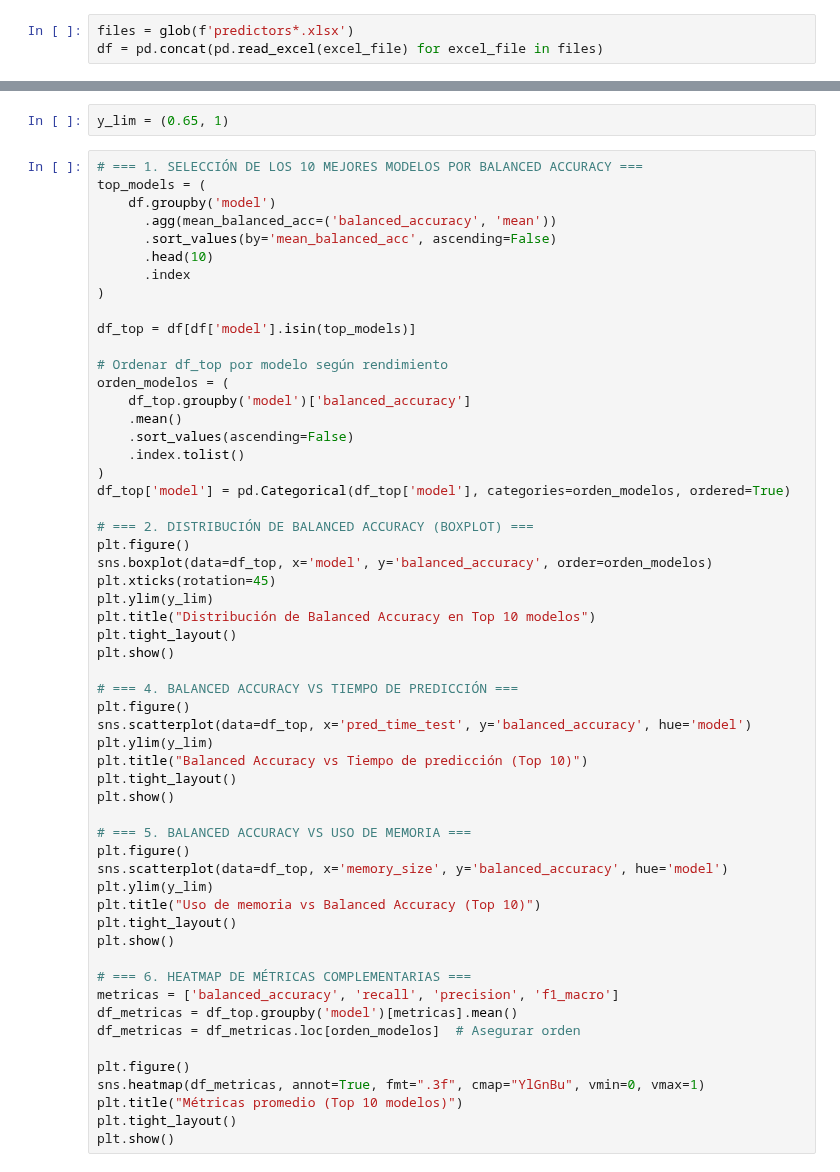
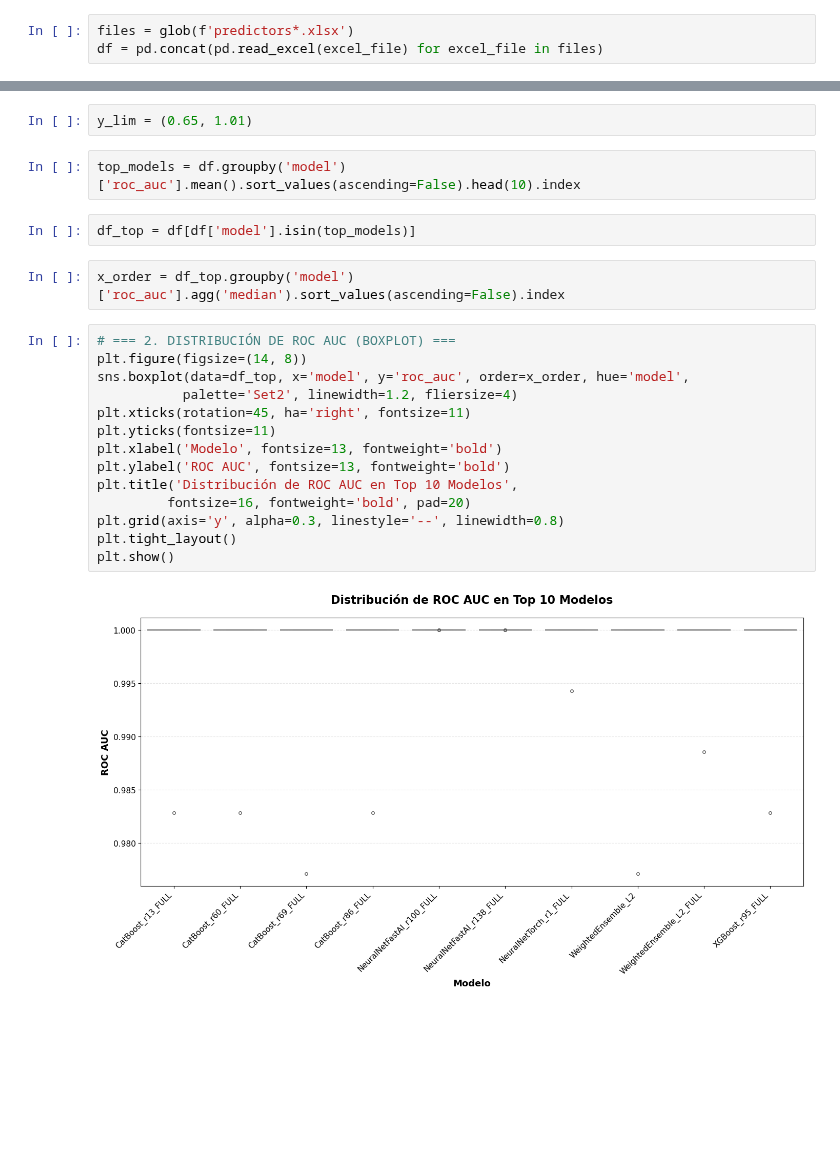
Before and after one commit to jgalanl/synthetic-data, a Jupyter notebook: 5_results/5_3_mix/analytics.ipynb, the cells around one changed output, grey strips where cells are left out. Drawn from its saved outputs; the diff is of its cells as text; blank space fills up the shorter version.

```diff
--- a/5_results/5_3_mix/analytics.ipynb
+++ b/5_results/5_3_mix/analytics.ipynb
@@ -19,58 +9,24 @@ df.head()
 # %%
-y_lim = (0.65, 1)
+y_lim = (0.65, 1.01)
-# %%
-# === 1. SELECCIÓN DE LOS 10 MEJORES MODELOS POR BALANCED ACCURACY ===
-top_models = (
-    df.groupby('model')
-      .agg(mean_balanced_acc=('balanced_accuracy', 'mean'))
-      .sort_values(by='mean_balanced_acc', ascending=False)
-      .head(10)
-      .index
-)
-
-df_top = df[df['model'].isin(top_models)]
-
-# Ordenar df_top por modelo según rendimiento
-orden_modelos = (
-    df_top.groupby('model')['balanced_accuracy']
-    .mean()
-    .sort_values(ascending=False)
-    .index.tolist()
-)
-df_top['model'] = pd.Categorical(df_top['model'], categories=orden_modelos, ordered=True)
-
-# === 2. DISTRIBUCIÓN DE BALANCED ACCURACY (BOXPLOT) ===
-plt.figure()
-sns.boxplot(data=df_top, x='model', y='balanced_accuracy', order=orden_modelos)
-plt.xticks(rotation=45)
-plt.ylim(y_lim)
-plt.title("Distribución de Balanced Accuracy en Top 10 modelos")
-plt.tight_layout()
-plt.show()
-
-# === 4. BALANCED ACCURACY VS TIEMPO DE PREDICCIÓN ===
-plt.figure()
-sns.scatterplot(data=df_top, x='pred_time_test', y='balanced_accuracy', hue='model')
-plt.ylim(y_lim)
-plt.title("Balanced Accuracy vs Tiempo de predicción (Top 10)")
-plt.tight_layout()
-plt.show()
-
-# === 5. BALANCED ACCURACY VS USO DE MEMORIA ===
-plt.figure()
-sns.scatterplot(data=df_top, x='memory_size', y='balanced_accuracy', hue='model')
-plt.ylim(y_lim)
-plt.title("Uso de memoria vs Balanced Accuracy (Top 10)")
-plt.tight_layout()
-plt.show()
-
-# === 6. HEATMAP DE MÉTRICAS COMPLEMENTARIAS ===
-metricas = ['balanced_accuracy', 'recall', 'precision', 'f1_macro']
-df_metricas = df_top.groupby('model')[metricas].mean()
-df_metricas = df_metricas.loc[orden_modelos]  # Asegurar orden
-
-plt.figure()
-sns.heatmap(df_metricas, annot=True, fmt=".3f", cmap="YlGnBu", vmin=0, vmax=1)
-plt.title("Métricas promedio (Top 10 modelos)")
-plt.tight_layout()
-plt.show()
+# %%
+top_models = df.groupby('model')['roc_auc'].mean().sort_values(ascending=False).head(10).index
+# %%
+df_top = df[df['model'].isin(top_models)]
+# %%
+x_order = df_top.groupby('model')['roc_auc'].agg('median').sort_values(ascending=False).index
+# %%
+# === 2. DISTRIBUCIÓN DE ROC AUC (BOXPLOT) ===
+plt.figure(figsize=(14, 8))
+sns.boxplot(data=df_top, x='model', y='roc_auc', order=x_order, hue='model',
+           palette='Set2', linewidth=1.2, fliersize=4)
+plt.xticks(rotation=45, ha='right', fontsize=11)
+plt.yticks(fontsize=11)
+plt.xlabel('Modelo', fontsize=13, fontweight='bold')
+plt.ylabel('ROC AUC', fontsize=13, fontweight='bold')
+plt.title('Distribución de ROC AUC en Top 10 Modelos',
+         fontsize=16, fontweight='bold', pad=20)
+plt.grid(axis='y', alpha=0.3, linestyle='--', linewidth=0.8)
+plt.tight_layout()
+plt.show()
+# %% [output]
+[figure, added]
```
Also changed, not shown: parts of 6 cells of this notebook, 1 other file.
